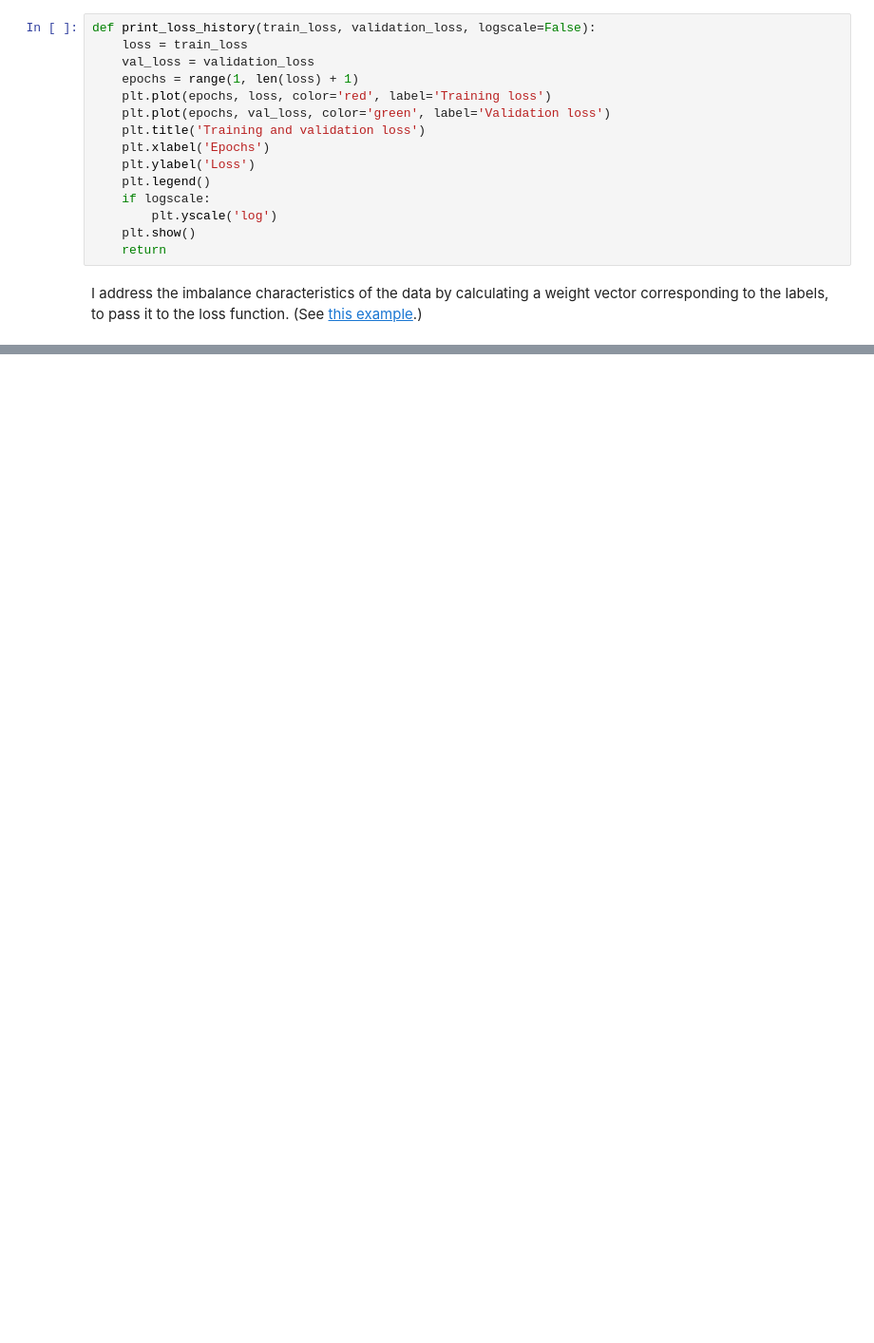
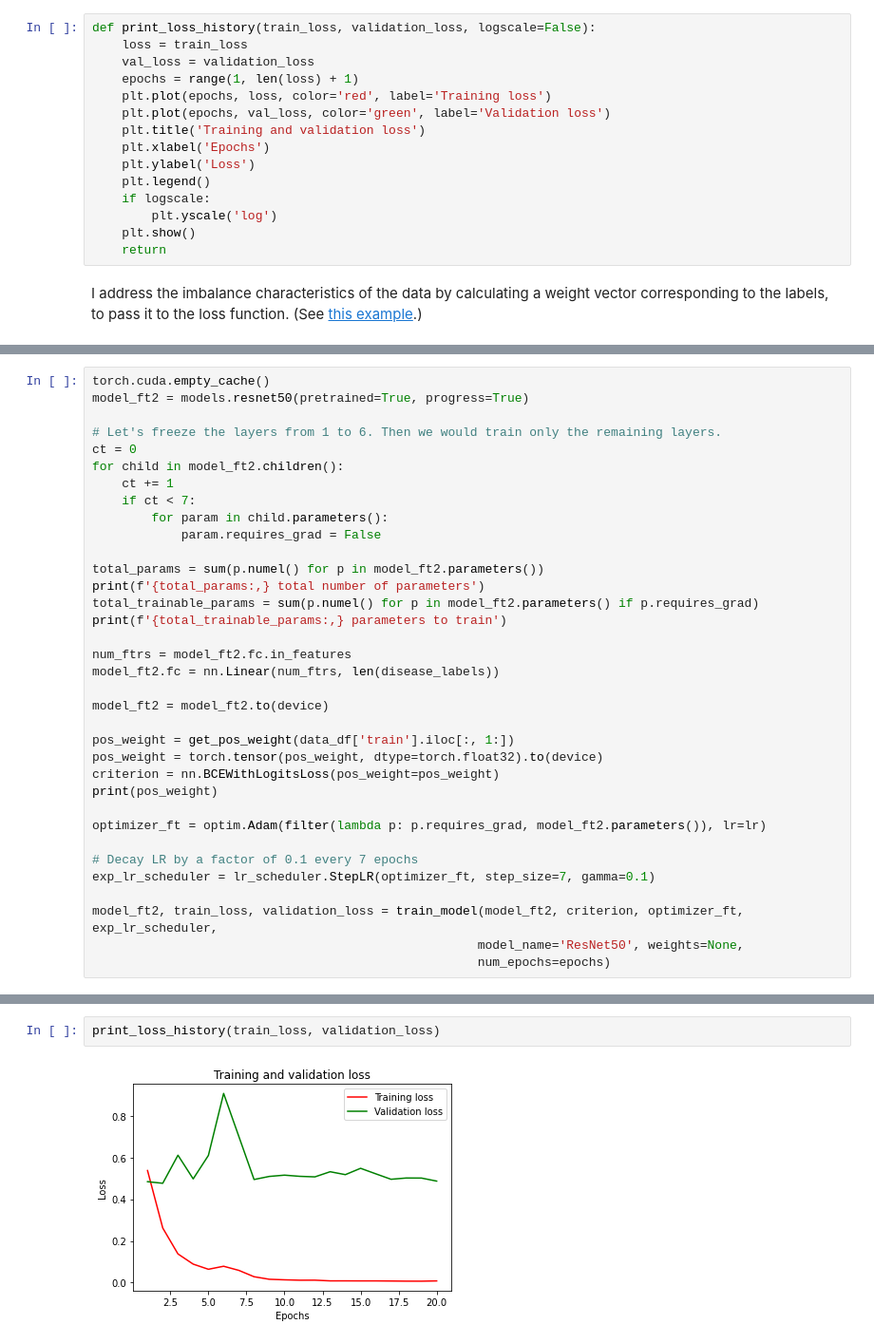
Before and after one commit to blueraymusic/Retinal, a Jupyter notebook: Retinal_Disease_Detection.ipynb, the cells around one changed output, grey strips where cells are left out. Shown at 95% size. Saved outputs shown, nothing was run; the diff lists cells and outputs as text; blank space fills up the shorter version.

```diff
--- a/Retinal_Disease_Detection.ipynb
+++ b/Retinal_Disease_Detection.ipynb
@@ -496,0 +601,35 @@ Then, the ResNet50 is performing better.
+# %%
+torch.cuda.empty_cache()
+model_ft2 = models.resnet50(pretrained=True, progress=True)
+
+# Let's freeze the layers from 1 to 6. Then we would train only the remaining layers.
+ct = 0
+for child in model_ft2.children():
+    ct += 1
+    if ct < 7:
+        for param in child.parameters():
+            param.requires_grad = False
+
+total_params = sum(p.numel() for p in model_ft2.parameters())
+print(f'{total_params:,} total number of parameters')
+total_trainable_params = sum(p.numel() for p in model_ft2.parameters() if p.requires_grad)
+print(f'{total_trainable_params:,} parameters to train')
+
+num_ftrs = model_ft2.fc.in_features
+model_ft2.fc = nn.Linear(num_ftrs, len(disease_labels))
+
+model_ft2 = model_ft2.to(device)
+
+pos_weight = get_pos_weight(data_df['train'].iloc[:, 1:])
+pos_weight = torch.tensor(pos_weight, dtype=torch.float32).to(device)
+criterion = nn.BCEWithLogitsLoss(pos_weight=pos_weight)
+print(pos_weight)
+
+optimizer_ft = optim.Adam(filter(lambda p: p.requires_grad, model_ft2.parameters()), lr=lr)
+
+# Decay LR by a factor of 0.1 every 7 epochs
+exp_lr_scheduler = lr_scheduler.StepLR(optimizer_ft, step_size=7, gamma=0.1)
+
+model_ft2, train_loss, validation_loss = train_model(model_ft2, criterion, optimizer_ft, exp_lr_scheduler,
+                                                    model_name='ResNet50', weights=None,
+                                                    num_epochs=epochs)
@@ -496,0 +687,4 @@ Then, the ResNet50 is performing better.
+# %%
+print_loss_history(train_loss, validation_loss)
+# %% [output]
+[figure, added]
```
Also changed, not shown: parts of 44 cells of this notebook.
